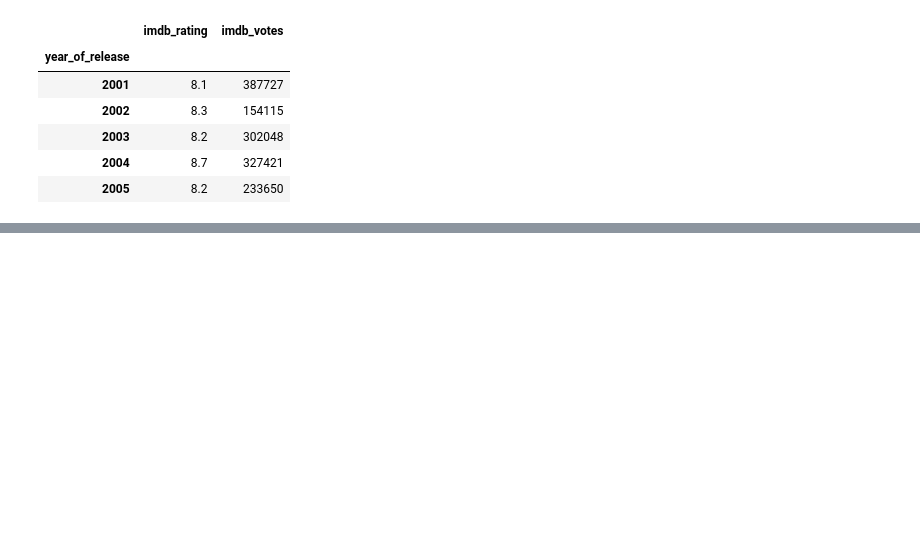
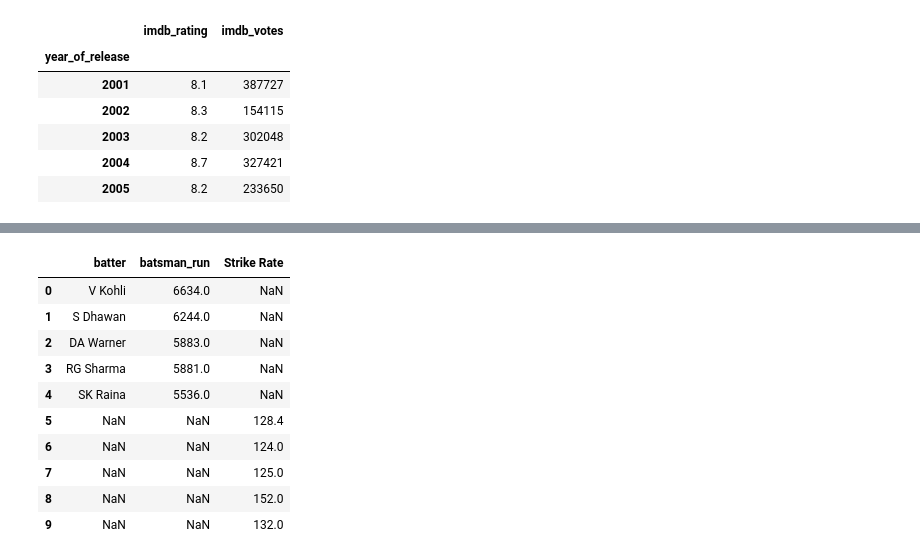
Before and after one commit to aryanp0603/retail_analytics, a Jupyter notebook: 11.Group_by.ipynb, the cells around one changed output, grey strips where cells are left out. Drawn from its saved outputs; the diff is of its cells as text; code cells hidden in the pictures; blank space fills up the shorter version.

```diff
--- a/11.Group_by.ipynb
+++ b/11.Group_by.ipynb
@@ -424,0 +489,6 @@ movies.groupby('year_of_release').agg({'imdb_rating': 'max', 'imdb_votes': 'sum'
+# %%
+top5 = bats.sort_values('batsman_run', ascending=False).head(5).reset_index(drop=True)
+strike_rate = pd.DataFrame({
+    "Strike Rate" : [128.4, 124, 125, 152, 132]
+})
+strike_rate
@@ -424,0 +511,14 @@ movies.groupby('year_of_release').agg({'imdb_rating': 'max', 'imdb_votes': 'sum'
+# %%
+pd.concat([top5, strike_rate], axis=0).reset_index(drop=True)
+# %% [output]
+|  | batter | batsman_run | Strike Rate |
+| 0 | V Kohli | 6634.0 | NaN |
+| 1 | S Dhawan | 6244.0 | NaN |
+| 2 | DA Warner | 5883.0 | NaN |
+| 3 | RG Sharma | 5881.0 | NaN |
+| 4 | SK Raina | 5536.0 | NaN |
+| 5 | NaN | NaN | 128.4 |
+| 6 | NaN | NaN | 124.0 |
+| 7 | NaN | NaN | 125.0 |
+| 8 | NaN | NaN | 152.0 |
+| 9 | NaN | NaN | 132.0 |
```
Also changed, not shown: parts of 9 cells of this notebook.
